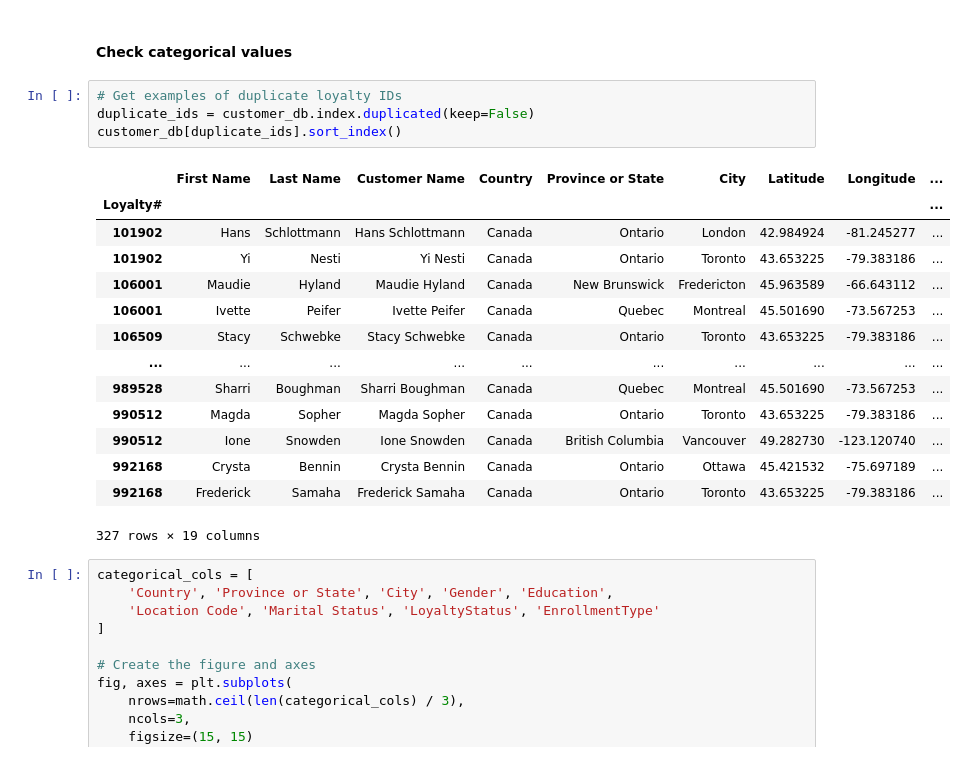
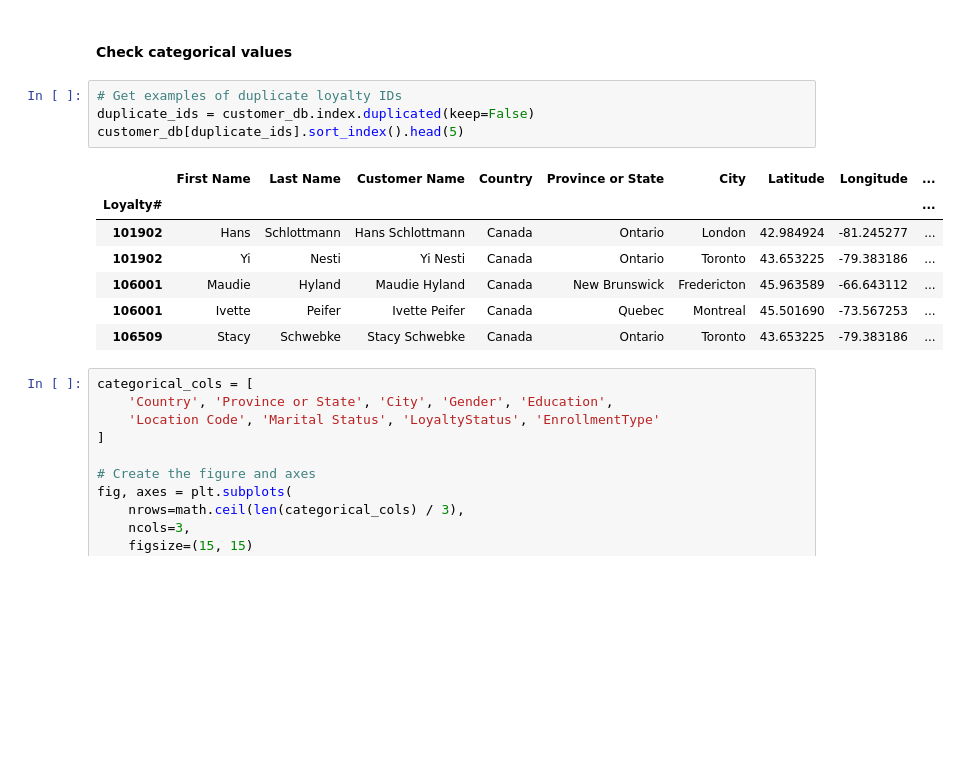
Before and after one commit to lucasdmcax/data_mining, a Jupyter notebook: Group20_EDA_Code.ipynb, the cells around one changed output. Drawn from its saved outputs; the diff is of its cells as text; blank space fills up the shorter version.

```diff
--- a/Group20_EDA_Code.ipynb
+++ b/Group20_EDA_Code.ipynb
@@ -70,22 +70,15 @@ memory usage: 2.6+ MB
 # %%
 # Get examples of duplicate loyalty IDs
 duplicate_ids = customer_db.index.duplicated(keep=False)
-customer_db[duplicate_ids].sort_index()
+customer_db[duplicate_ids].sort_index().head(5)
 # %% [output]
 |  | First Name | Last Name | Customer Name | Country | Province or State | City | Latitude | Longitude | ... |
 | Loyalty# |  |  |  |  |  |  |  |  | ... |
 | 101902 | Hans | Schlottmann | Hans Schlottmann | Canada | Ontario | London | 42.984924 | -81.245277 | ... |
 | 101902 | Yi | Nesti | Yi Nesti | Canada | Ontario | Toronto | 43.653225 | -79.383186 | ... |
 | 106001 | Maudie | Hyland | Maudie Hyland | Canada | New Brunswick | Fredericton | 45.963589 | -66.643112 | ... |
 | 106001 | Ivette | Peifer | Ivette Peifer | Canada | Quebec | Montreal | 45.501690 | -73.567253 | ... |
 | 106509 | Stacy | Schwebke | Stacy Schwebke | Canada | Ontario | Toronto | 43.653225 | -79.383186 | ... |
-| ... | ... | ... | ... | ... | ... | ... | ... | ... | ... |
-| 989528 | Sharri | Boughman | Sharri Boughman | Canada | Quebec | Montreal | 45.501690 | -73.567253 | ... |
-| 990512 | Magda | Sopher | Magda Sopher | Canada | Ontario | Toronto | 43.653225 | -79.383186 | ... |
-| 990512 | Ione | Snowden | Ione Snowden | Canada | British Columbia | Vancouver | 49.282730 | -123.120740 | ... |
-| 992168 | Crysta | Bennin | Crysta Bennin | Canada | Ontario | Ottawa | 45.421532 | -75.697189 | ... |
-| 992168 | Frederick | Samaha | Frederick Samaha | Canada | Ontario | Toronto | 43.653225 | -79.383186 | ... |
-327 rows × 19 columns
 # %%
 categorical_cols = [
     'Country', 'Province or State', 'City', 'Gender', 'Education',
```
